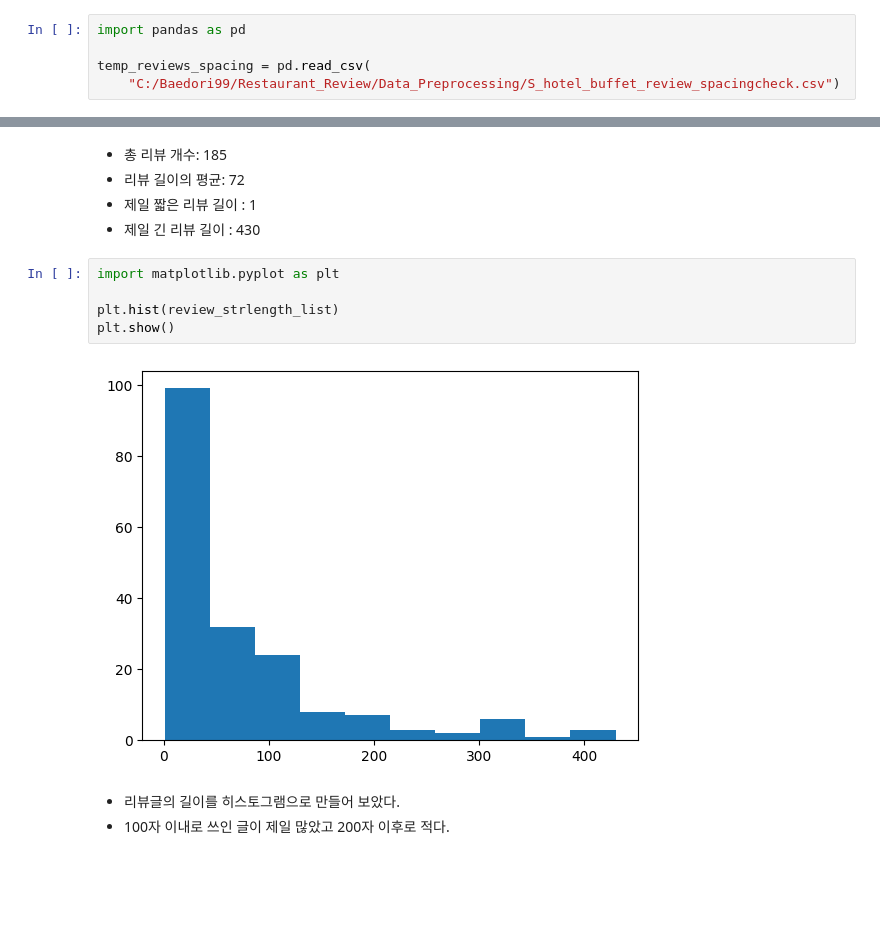
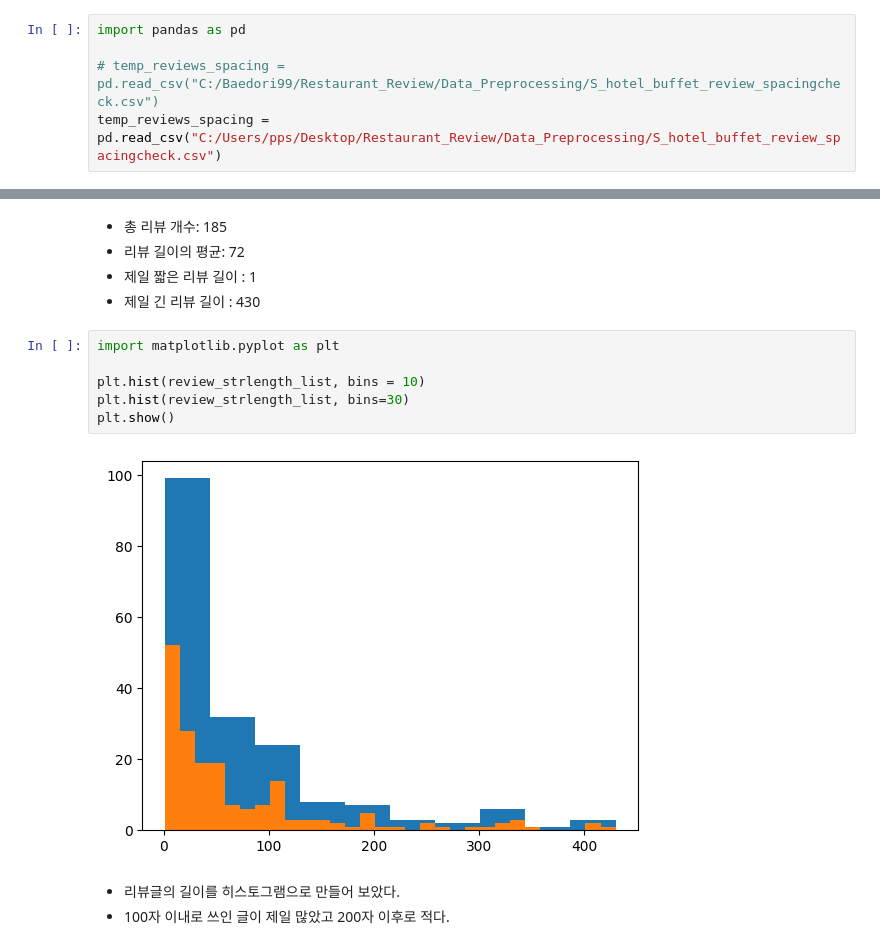
Before and after one commit to baedori99/Restaurant_Review, a Jupyter notebook: Data_Preprocessing/data_preprocess.ipynb, the cells around one changed output, grey strips where cells are left out. Drawn from its saved outputs; the diff is of its cells as text; blank space fills up the shorter version.

```diff
--- a/Data_Preprocessing/data_preprocess.ipynb
+++ b/Data_Preprocessing/data_preprocess.ipynb
@@ -687,8 +687,8 @@ for i in range(len(temp_reviews_spellcheck)):
 # %%
 import pandas as pd
 
-temp_reviews_spacing = pd.read_csv(
-    "C:/Baedori99/Restaurant_Review/Data_Preprocessing/S_hotel_buffet_review_spacingcheck.csv")
+# temp_reviews_spacing = pd.read_csv("C:/Baedori99/Restaurant_Review/Data_Preprocessing/S_hotel_buffet_review_spacingcheck.csv")
+temp_reviews_spacing = pd.read_csv("C:/Users/pps/Desktop/Restaurant_Review/Data_Preprocessing/S_hotel_buffet_review_spacingcheck.csv")
 # %%
 len(temp_reviews_spacing["Review_Text"][0])
 # %% [output]
@@ -726,10 +726,11 @@ df_review_strlength.describe()
 # %%
 import matplotlib.pyplot as plt
 
-plt.hist(review_strlength_list)
+plt.hist(review_strlength_list, bins = 10)
+plt.hist(review_strlength_list, bins=30)
 plt.show()
 # %% [output]
-[figure, old version]
+[figure, new version]
 # %% [markdown]
 - 리뷰글의 길이를 히스토그램으로 만들어 보았다.
 - 100자 이내로 쓰인 글이 제일 많았고 200자 이후로 적다.
```
Also changed, not shown: parts of 24 cells of this notebook, 2 other files.
